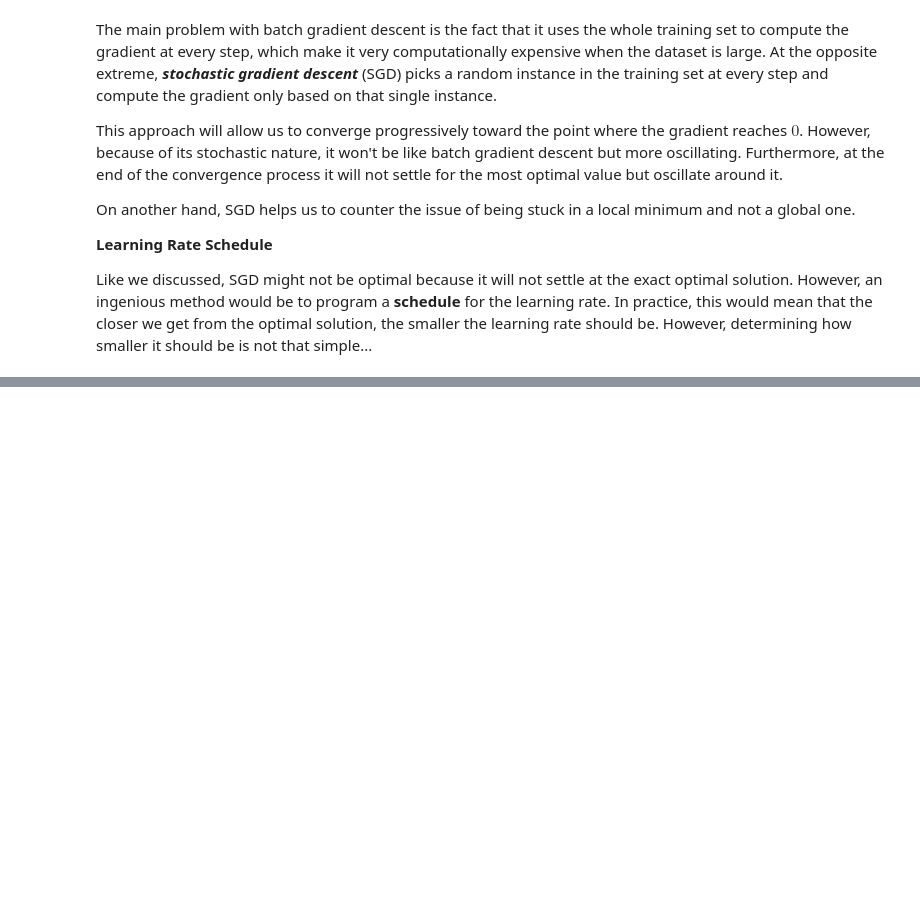
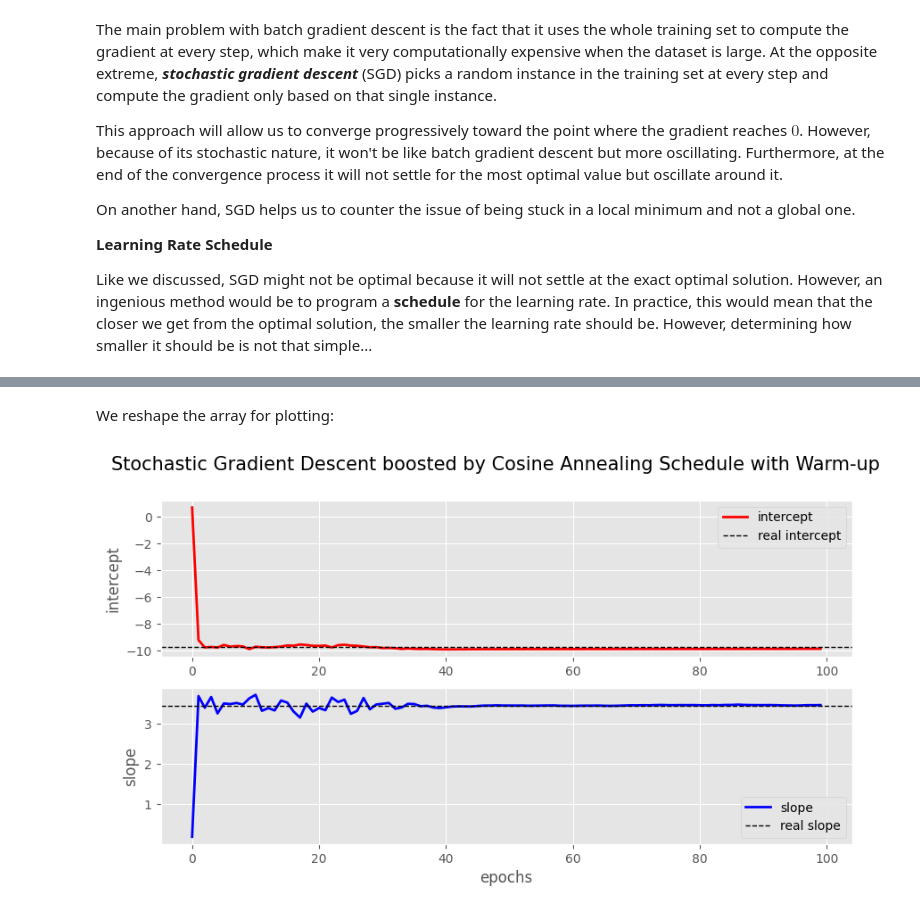
Before and after one commit to YVYX04/ML_First_Steps, a Jupyter notebook: 04_Training_Models.ipynb, the cells around one changed output, grey strips where cells are left out. Cells and saved outputs as stored; diff of their text form; code cells hidden in the pictures; blank space fills up the shorter version.

```diff
--- a/04_Training_Models.ipynb
+++ b/04_Training_Models.ipynb
@@ -499,0 +688,27 @@ Like we discussed, SGD might not be optimal because it will not settle at the ex
+# %% [markdown]
+We reshape the array for plotting:
+# %%
+thetas = np.array(thetas).reshape(100, 2)
+# %%
+# plot
+fig, ax = plt.subplots(2, 1, figsize=(10,5))
+
+# line for the first parameter:
+ax[0].plot(thetas[:, 0], color='red', label='intercept', linewidth=2)
+ax[0].axhline(-9.68, color='black', linestyle='--', label='real intercept', linewidth=1)
+
+# line for the second parameter:
+ax[1].plot(thetas[:, 1], color='blue', label='slope', linewidth=2)
+ax[1].axhline(3.46, color='black', linestyle='--', label='real slope', linewidth=1)
+
+# aesthetics:
+ax[0].set_ylabel('intercept')
+ax[1].set_ylabel('slope')
+ax[1].set_xlabel('epochs')
+ax[0].legend()
+ax[1].legend()
+plt.suptitle('Stochastic Gradient Descent boosted by Cosine Annealing Schedule with Warm-up', fontsize=15)
+
+plt.show()
+# %% [output]
+[figure, added]
```
Also changed, not shown: parts of 13 cells of this notebook.
